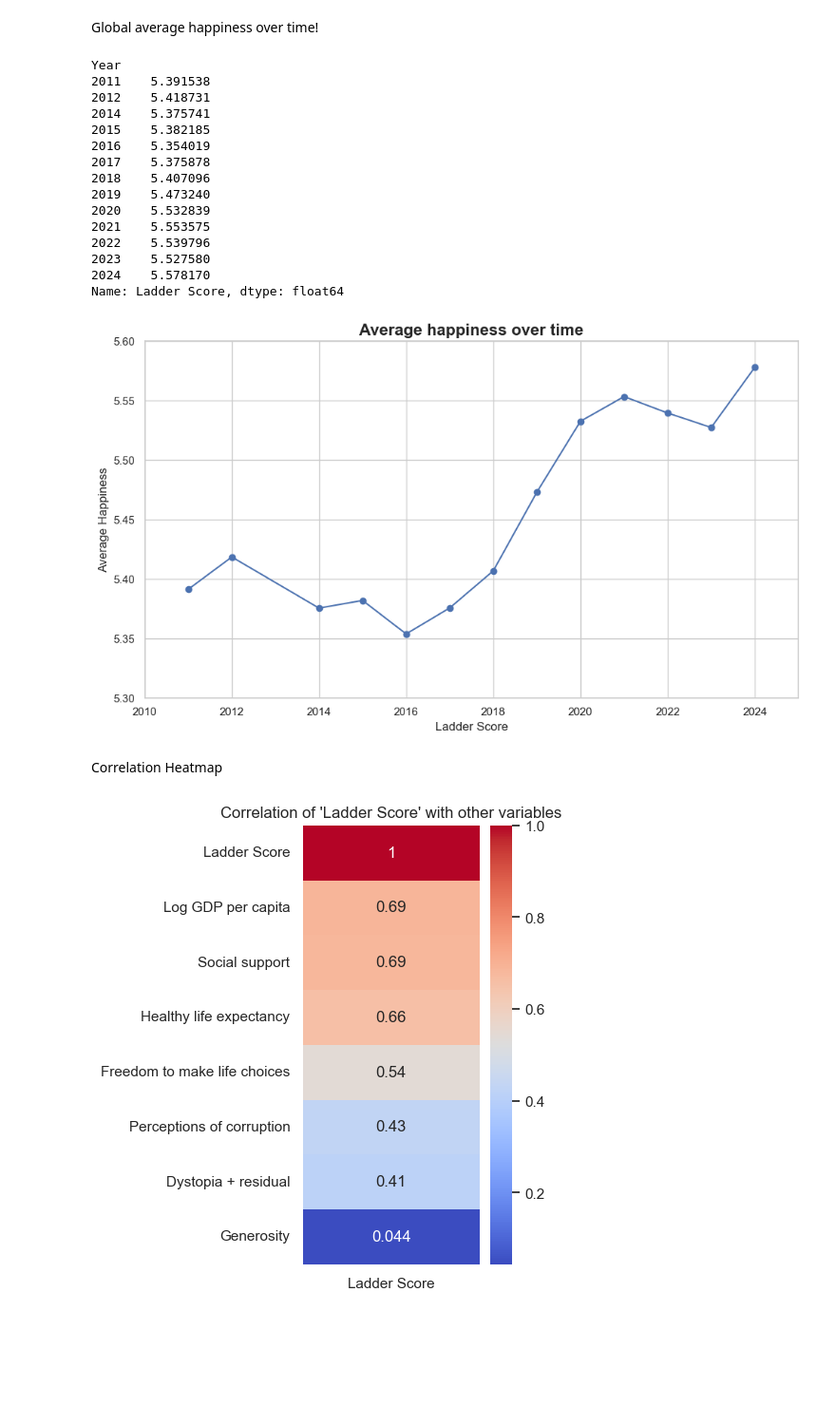
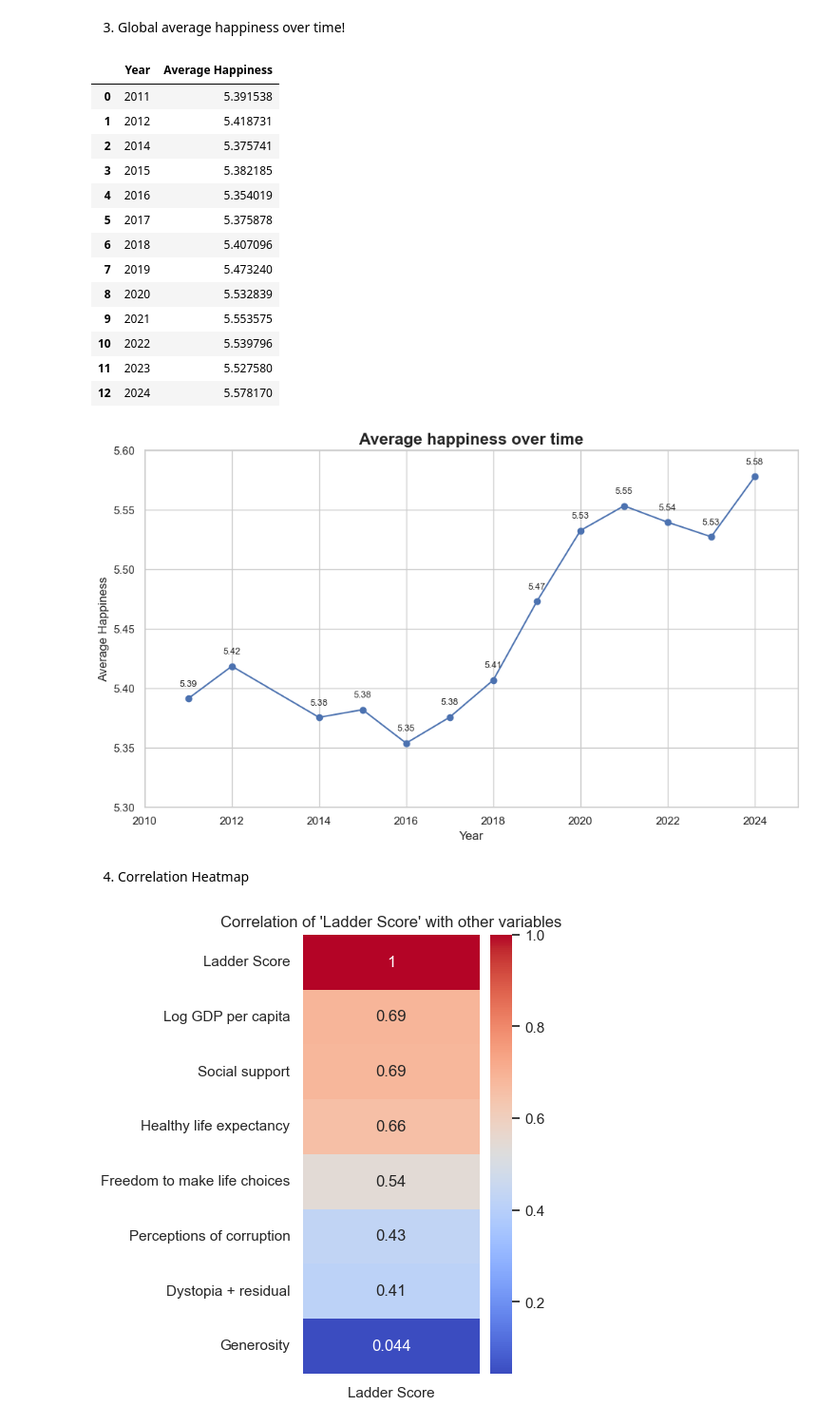
Before and after one commit to matcze/world_happiness, a Jupyter notebook: world_happiness.ipynb, the cells around one changed output. Shown: that part at 95% size. Drawn from its saved outputs; the diff is of its cells as text; code cells hidden in the pictures; blank space fills up the shorter version.

```diff
--- a/world_happiness.ipynb
+++ b/world_happiness.ipynb
@@ -124,42 +72,54 @@ plt.show()
 # %% [markdown]
-Global average happiness over time!
+3. Global average happiness over time!
 # %%
-dataset_average = dataset.groupby("Year")["Ladder Score"].mean()
+dataset_average = (
+    dataset
+    .groupby("Year", as_index=False)["Ladder Score"]
+    .mean()
+    .rename(columns={"Ladder Score": "Average Happiness"})
+)
 # %%
 dataset_average
 # %% [output]
-Year
-2011    5.391538
-2012    5.418731
-2014    5.375741
-2015    5.382185
-2016    5.354019
-2017    5.375878
-2018    5.407096
-2019    5.473240
-2020    5.532839
-2021    5.553575
-2022    5.539796
-2023    5.527580
-2024    5.578170
-Name: Ladder Score, dtype: float64
+|  | Year | Average Happiness |
+| 0 | 2011 | 5.391538 |
+| 1 | 2012 | 5.418731 |
+| 2 | 2014 | 5.375741 |
+| 3 | 2015 | 5.382185 |
+| 4 | 2016 | 5.354019 |
+| 5 | 2017 | 5.375878 |
+| 6 | 2018 | 5.407096 |
+| 7 | 2019 | 5.473240 |
+| 8 | 2020 | 5.532839 |
+| 9 | 2021 | 5.553575 |
+| 10 | 2022 | 5.539796 |
+| 11 | 2023 | 5.527580 |
+| 12 | 2024 | 5.578170 |
 # %%
+sns.set_theme(style="whitegrid")
 plt.figure(figsize=(10, 6))
-plt.plot(dataset_average,  marker="o")
+
+for x, y in zip(dataset_average["Year"],
+                dataset_average["Average Happiness"]):
+    plt.text(x, y + 0.01, f"{y:.2f}", ha='center', fontsize=9)
+
+plt.plot(dataset_average["Year"],
+         dataset_average["Average Happiness"],
+         marker="o")
 plt.title("Average happiness over time", fontsize=16, weight='bold')
 
-plt.xlabel("Ladder Score", fontsize=12)
+plt.xlabel("Year", fontsize=12)
 plt.ylabel("Average Happiness", fontsize=12)
 plt.ylim(5.3, 5.6)
 plt.xlim(2010, 2025)
 
 
 plt.tight_layout()
 plt.show()
 # %% [output]
-[figure, old version]
+[figure, new version]
-# %% [markdown]
-Correlation Heatmap
+# %% [markdown]
+4. Correlation Heatmap
 # %%
 dataset_prep = dataset[["Ladder Score", "Log GDP per capita", "Social support", "Healthy life expectancy", "Freedom to make life choices", "Generosity", "Perceptions of corruption", "Dystopia + residual"]]
 # %%
```
Also changed, not shown: parts of 23 cells of this notebook.
